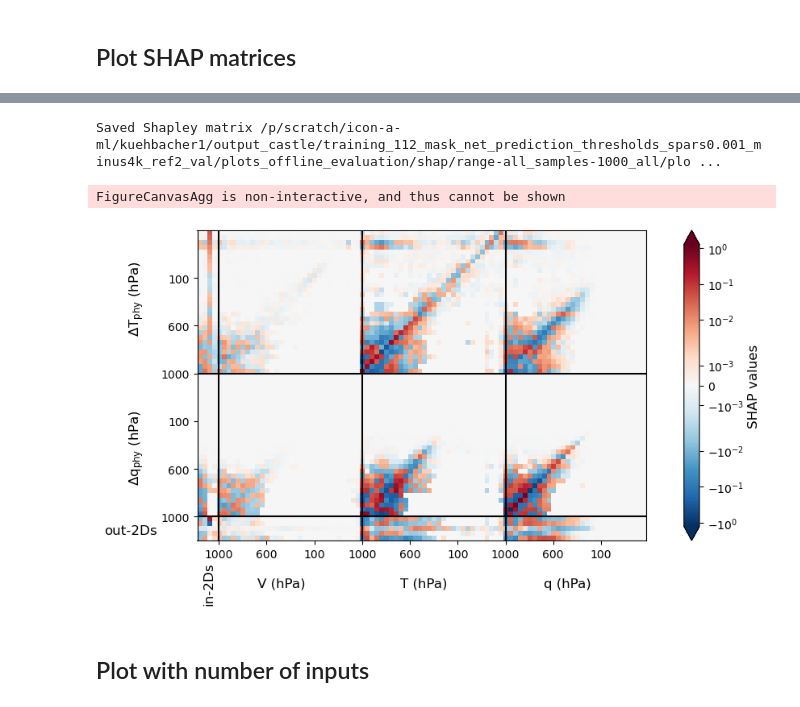
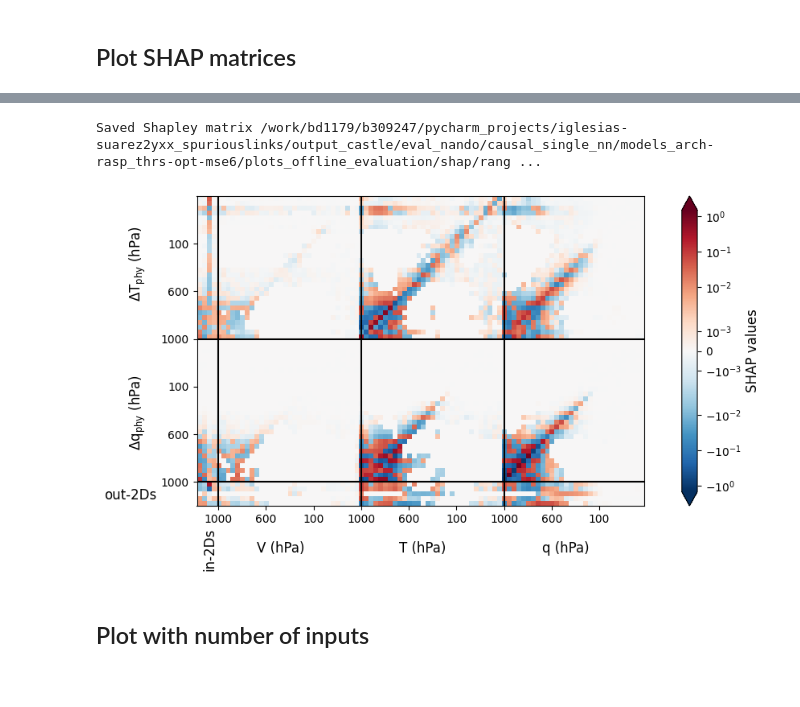
Before and after one commit to EyringMLClimateGroup/kuehbacher24ICMLA_PCMasking, a Jupyter notebook: notebooks_castle_offline_evaluation/offline_evaluation_shapley.ipynb, the cells around one changed output, grey strips where cells are left out. Cells and saved outputs as stored; diff of their text form; code cells hidden in the pictures.

Commit message:
Update CausalNN shap plot

```diff
--- a/notebooks_castle_offline_evaluation/offline_evaluation_shapley.ipynb
+++ b/notebooks_castle_offline_evaluation/offline_evaluation_shapley.ipynb
@@ -109,5 +105,11 @@ if "prediction_thresholds" in Path(base_dir).name and not "_ref2" in base_dir:
 else:
     shap_dict_dir = Path(base_dir, "plots_offline_evaluation", "shap", "range-all_samples-1000_all")
 outputs_map_file = Path(base_dir, "outputs_map.txt")
+# %%
+def get_setup(config):
+    argv  = ["-c", config]
+
+    return SetupDiagnostics(argv)
 # %%
-setup = SetupDiagnostics(argv)
+setup = get_setup(cfg)
+single_setup = get_setup(single_cfg)
@@ -198,7 +198,7 @@ def generate_input_vars(setup):
     return sorted([p for p in inputs_list], key=lambda x: setup.input_order_list.index(x),)
 # %%
 def calculate_shap_matrix(setup, shap_dict_per_var, metric):
-    output_vars = {i: var for i, var in enumerate(generate_output_vars(setup))}
+    output_vars = {i: var for i, var in enumerate(generate_output_vars(single_setup))}
     input_vars = generate_input_vars(setup)
 
     num_inputs = len(input_vars)
@@ -288,14 +288,19 @@ def plot_matrix_shap(clima_case, nn_case, metric, input_dict_inv_remap_var,  dic
                               norm=norm,
                               interpolation=interpolation,
                               )
+    ax.set_rasterized(True)
 
     if save:
         Path(save).mkdir(parents=True, exist_ok=True)
+
         if not num_parents:
-            f_name = f'SHAP_values_{nn_case}_{clima_case}_{metric}.png' if not savenm else savenm
+            f_name = f'SHAP_values_{nn_case}_{clima_case}_{metric}' if not savenm else savenm
         else:
-            f_name = f'SHAP_values_{nn_case}_{clima_case}_{metric}_num_inputs.png' if not savenm else savenm
-        fig.savefig(f"{save}/{f_name}",dpi=1000.,bbox_inches='tight')
+            f_name = f'SHAP_values_{nn_case}_{clima_case}_{metric}_num_inputs' if not savenm else savenm
+
+        fig.savefig(f"{save}/{f_name}.pdf", format="pdf", bbox_inches="tight", transparent=True)
+        # fig.savefig(f"{save}/{f_name}.png", dpi=600, bbox_inches='tight', transparent="True")
+
         print(f"Saved Shapley matrix {save}/{f_name}")
     return fig, ax
 # %% [markdown]
@@ -320,16 +325,10 @@ FigureCanvasAgg is non-interactive, and thus cannot be shown
 # %%
 metric = "abs_mean_sign"
 shap_matrix_abs_mean_sign, input_inverse_idx2var_abs_mean_sign, output_vars_abs_mean_sign = calculate_shap_matrix(setup, shap_dict_per_var, metric)
-fig_abs_mean_sign, ax_abs_mean_sign = plot_matrix_shap("0K", "mask_net_ref2", metric, input_inverse_idx2var_abs_mean_sign, output_vars_abs_mean_sign, shap_matrix_abs_mean_sign, save=output_dir)
-
-plt.savefig(os.path.join(output_dir, "SHAP_values_mask_net_ref2_0K_abs_mean_sign.pdf"), format="pdf", bbox_inches="tight")
-
-
-fig_abs_mean_sign.show()
+fig_abs_mean_sign, ax_abs_mean_sign = plot_matrix_shap("0K", "causal_nn", metric, input_inverse_idx2var_abs_mean_sign, output_vars_abs_mean_sign, shap_matrix_abs_mean_sign, save=output_dir)
 # %% [output]
-Saved Shapley matrix /p/scratch/icon-a-ml/kuehbacher1/output_castle/training_112_mask_net_prediction_thresholds_spars0.001_minus4k_ref2_val/plots_offline_evaluation/shap/range-all_samples-1000_all/plo ...
+Saved Shapley matrix /work/bd1179/b309247/pycharm_projects/iglesias-suarez2yxx_spuriouslinks/output_castle/eval_nando/causal_single_nn/models_arch-rasp_thrs-opt-mse6/plots_offline_evaluation/shap/rang ...
-FigureCanvasAgg is non-interactive, and thus cannot be shown
-[figure, old version]
+[figure, new version]
 # %% [markdown]
 ## Plot with number of inputs
 # %%
```
Also changed, not shown: parts of 10 cells of this notebook.
